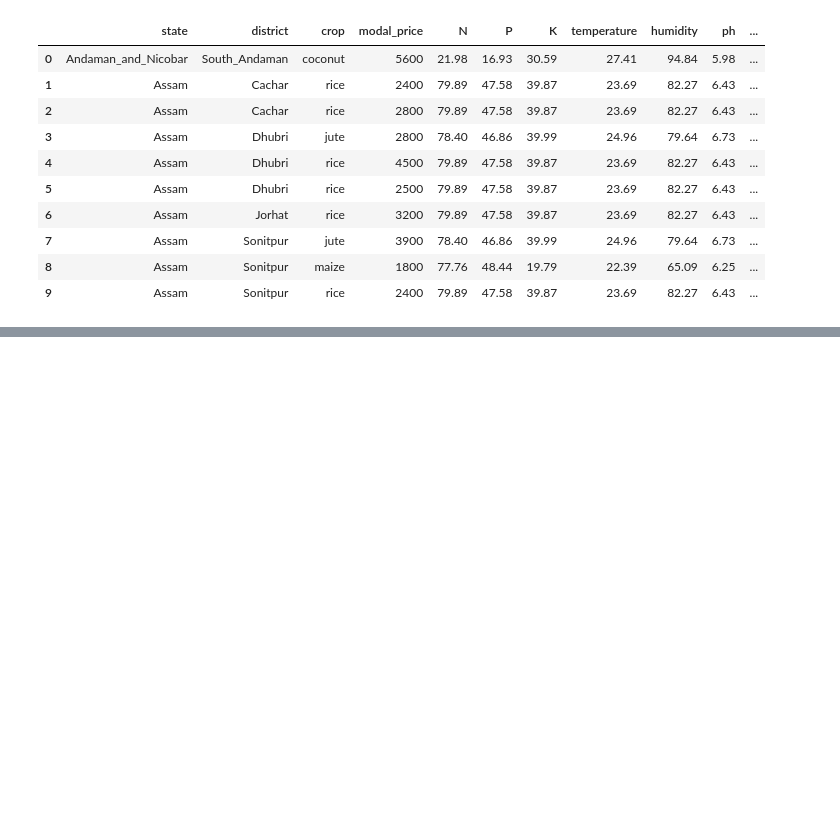
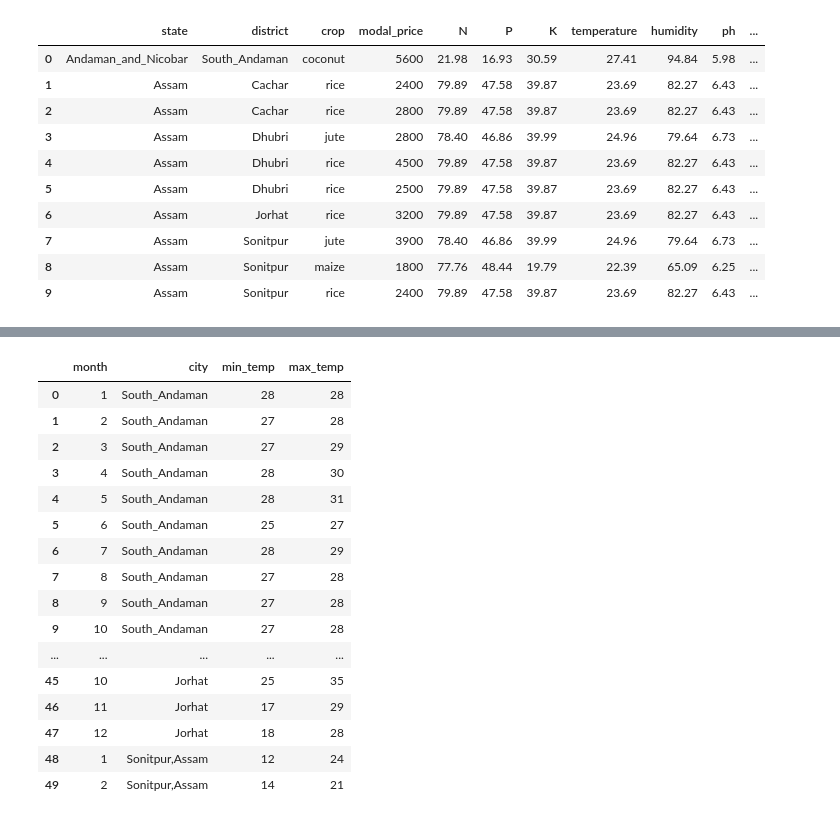
Before and after one commit to piyush-mk/TRINIT_ExeAI_ML, a Jupyter notebook: preprocess.ipynb, the cells around one changed output, grey strips where cells are left out. Drawn from its saved outputs; the diff is of its cells as text; code cells hidden in the pictures; blank space fills up the shorter version.

```diff
--- a/preprocess.ipynb
+++ b/preprocess.ipynb
@@ -412,0 +409,20 @@ KeyError: Index(['district'], dtype='object')
+# %%
+df9.head(50)
+# %% [output]
+|  | month | city | min_temp | max_temp |
+| 0 | 1 | South_Andaman | 28 | 28 |
+| 1 | 2 | South_Andaman | 27 | 28 |
+| 2 | 3 | South_Andaman | 27 | 29 |
+| 3 | 4 | South_Andaman | 28 | 30 |
+| 4 | 5 | South_Andaman | 28 | 31 |
+| 5 | 6 | South_Andaman | 25 | 27 |
+| 6 | 7 | South_Andaman | 28 | 29 |
+| 7 | 8 | South_Andaman | 27 | 28 |
+| 8 | 9 | South_Andaman | 27 | 28 |
+| 9 | 10 | South_Andaman | 27 | 28 |
+| ... | ... | ... | ... | ... |
+| 45 | 10 | Jorhat | 25 | 35 |
+| 46 | 11 | Jorhat | 17 | 29 |
+| 47 | 12 | Jorhat | 18 | 28 |
+| 48 | 1 | Sonitpur,Assam | 12 | 24 |
+| 49 | 2 | Sonitpur,Assam | 14 | 21 |
```
Also changed, not shown: parts of 14 cells of this notebook, 3 other files.
